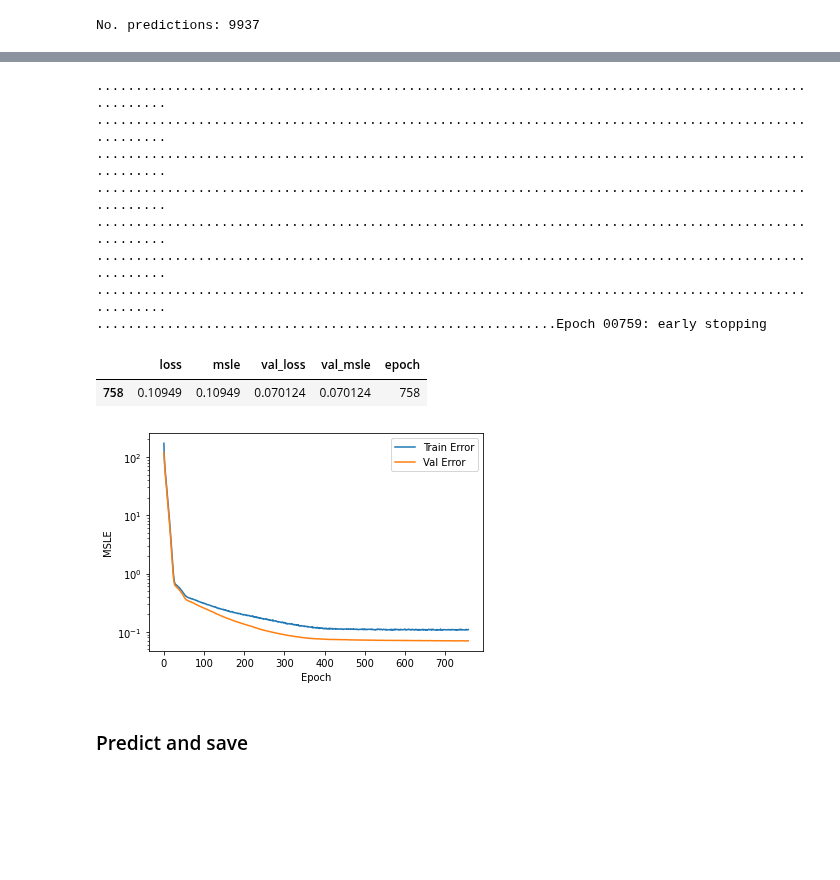
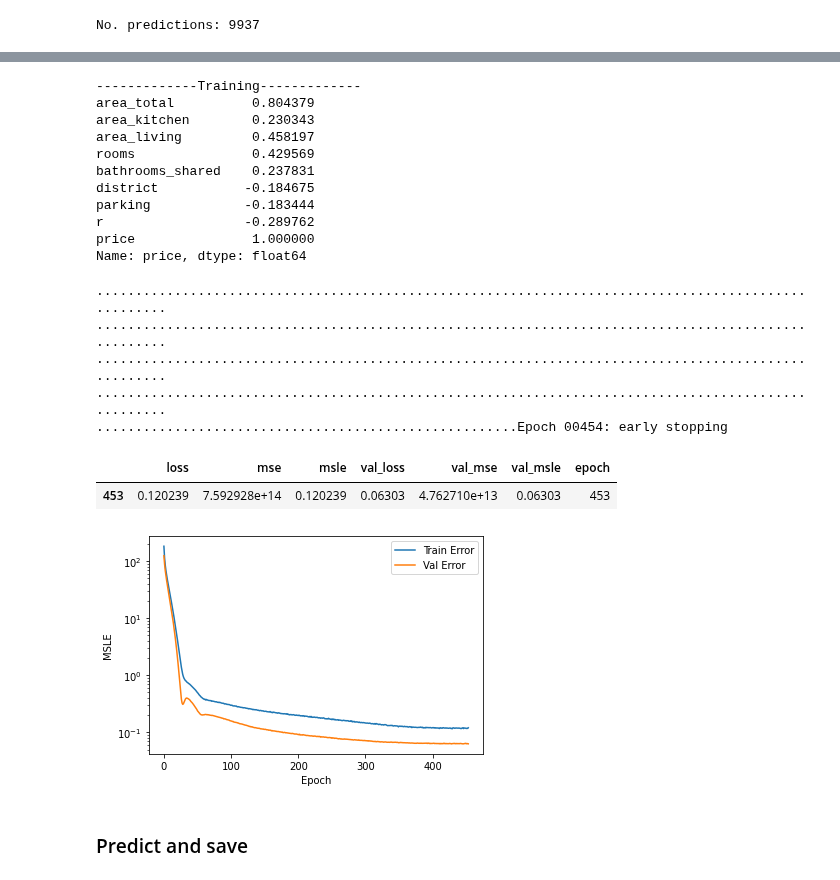
Before and after one commit to henrfj/TDT4173-ML, a Jupyter notebook: henrik-testsite/next_level_testing.ipynb, the cells around one changed output, grey strips where cells are left out. Saved outputs shown, nothing was run; the diff lists cells and outputs as text; code cells hidden in the pictures; blank space fills up the shorter version.

```diff
--- a/henrik-testsite/next_level_testing.ipynb
+++ b/henrik-testsite/next_level_testing.ipynb
@@ -334 +285,13 @@ No. predictions: 9937
+# %%
+# Extract, normalize, remove outliers
+features = ["area_total", "area_kitchen", "area_living", "rooms", "bathrooms_shared", "latitude", "longitude", "district", "parking"]
+## NB! Apartment_id added - to add to submission later... Will be noise to training...
+
+# Extract labels, targets and preprocess
+labels_n, test_n, targets = preProcess_numericalData(features, train, test, outliers_value=100)
+labels_n_r, test_n_r = polar_coordinates(labels_n, test_n)
+
+# Drop useless cols
+labels_n_r = labels_n_r.drop(['latitude', 'longitude', 'theta'], 1)
+test_n_r = test_n_r.drop(['latitude', 'longitude', 'theta'], 1)
 # %%
@@ -350,42 +306,62 @@ val_targets = targets3[~msk]
+# %%
+#df_val = pd.merge(val_labels, val_targets, left_index=True, right_index=True)
+df_train = pd.merge(train_labels, train_targets, left_index=True, right_index=True)
+# Compute the correlation matrix
+#val_corr = df_val.corr()
+train_corr = df_train.corr()
+#print("------------Validation------------")
+#print(val_corr["price"])
+print("-------------Training-------------")
+print(train_corr["price"])
+# %% [output]
+-------------Training-------------
+area_total          0.804379
+area_kitchen        0.230343
+area_living         0.458197
+rooms               0.429569
+bathrooms_shared    0.237831
+district           -0.184675
+parking            -0.183444
+r                  -0.289762
+price               1.000000
+Name: price, dtype: float64
 # %%
-# Model 3
-model3 = tf.keras.Sequential()
-model3.add(Dense(10, activation=tf.nn.relu)) #tf.keras.activations.sigmoid
-model3.add(Dropout(0.2))
-model3.add(Dense(10, activation=tf.nn.relu))
-model3.add(Dropout(0.2))
-model3.add(Dense(5, activation=tf.nn.relu))
-model3.add(Dense(1)) #Output
+# Model
+model = tf.keras.Sequential()
+model.add(Dense(10, activation=tf.nn.relu)) #tf.keras.activations.sigmoid
+model.add(Dropout(0.2))
+model.add(Dense(10, activation=tf.nn.relu))
+model.add(Dropout(0.2))
+model.add(Dense(5, activation=tf.nn.relu))
+model.add(Dense(1)) #Output
 
 # Optimized for reducing msle loss.
-model3.compile(optimizer='adam',
+model.compile(optimizer='adam',
               loss='msle', #'msle'
-              metrics=['msle']) #-msle
+              metrics=['mse', 'msle']) #-msle
 # %%
-history3 = model3.fit(x=train_labels, y=train_targets,
-                    epochs=1000, verbose=0, validation_data=(val_labels, val_targets),
+early_stop = tf.keras.callbacks.EarlyStopping(monitor='val_loss', mode="min", verbose=1, patience=25) # 50
+history = model.fit(x=train_labels, y=train_targets,
+                    epochs=1000, verbose=0, validation_split = 0.05, #validation_data=(val_labels, val_targets),
                      callbacks=[early_stop, PrintDot()])
 # %% [output]
 ....................................................................................................
 ....................................................................................................
 ....................................................................................................
 ....................................................................................................
-....................................................................................................
-....................................................................................................
-....................................................................................................
-...........................................................Epoch 00759: early stopping
+......................................................Epoch 00454: early stopping
 # %%
 # Results
-hist3 = pd.DataFrame(history3.history)
-hist3['epoch'] = history3.epoch
-hist3.tail(1)
+hist = pd.DataFrame(history.history)
+hist['epoch'] = history.epoch
+hist.tail(1)
 # %% [output]
-|  | loss | msle | val_loss | val_msle | epoch |
-| 758 | 0.10949 | 0.10949 | 0.070124 | 0.070124 | 758 |
+|  | loss | mse | msle | val_loss | val_mse | val_msle | epoch |
+| 453 | 0.120239 | 7.592928e+14 | 0.120239 | 0.06303 | 4.762710e+13 | 0.06303 | 453 |
 # %%
-plot_history(hist3)
+plot_history(hist)
 # %% [output]
-[figure, old version]
+[figure, new version]
 # %% [markdown]
 ### Predict and save
 # %%
```
Also changed, not shown: parts of 11 cells of this notebook, 7 other files.
